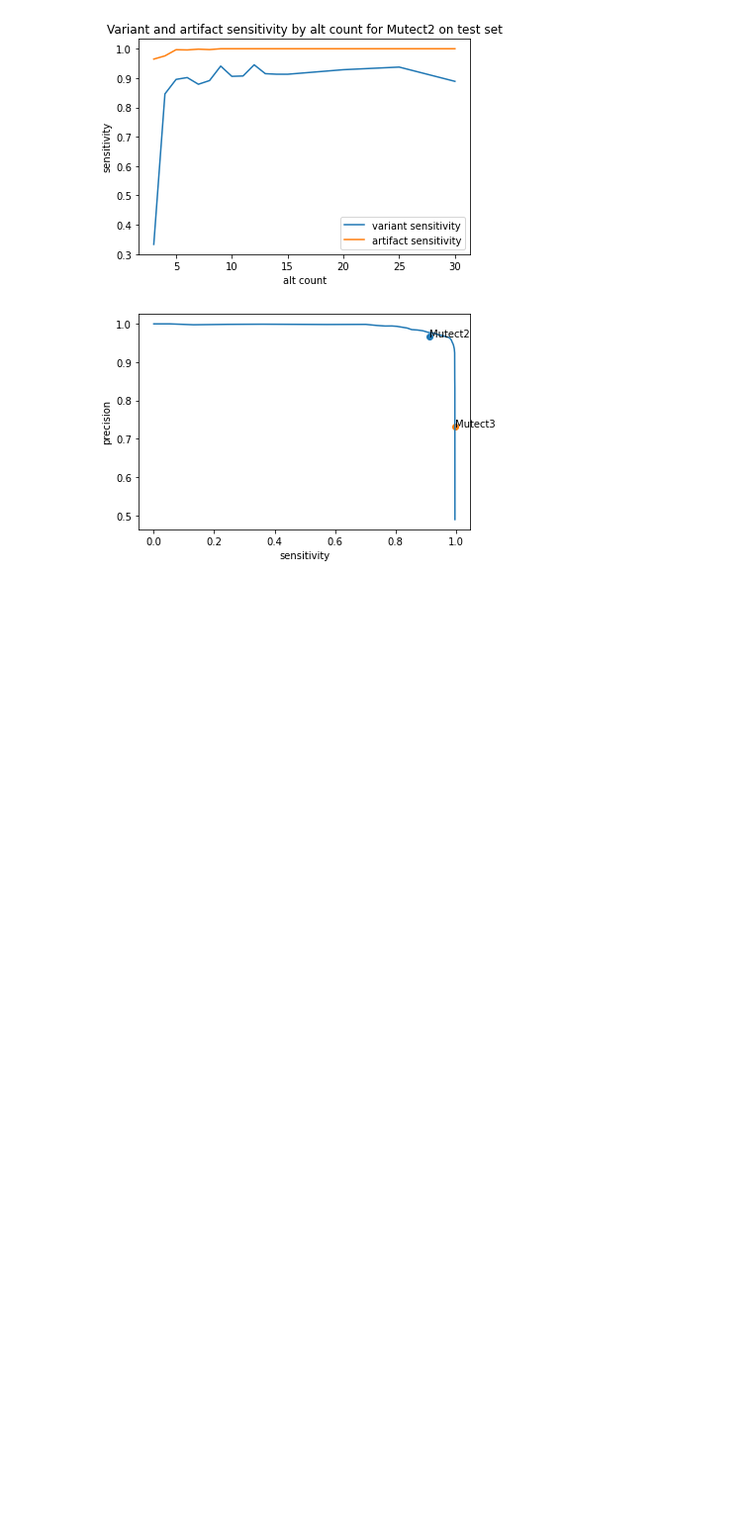
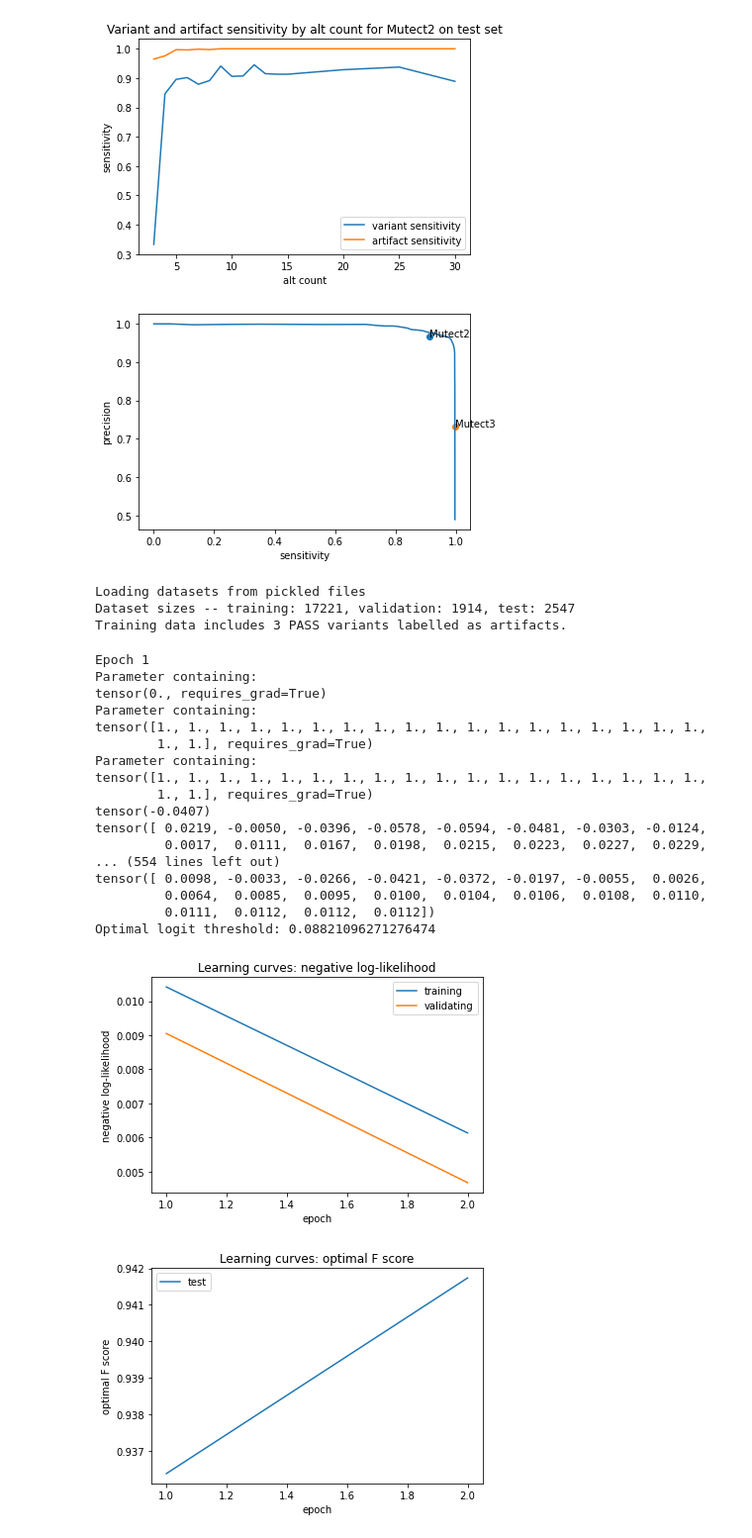
Before and after one commit to davidbenjamin/permutect, a Jupyter notebook: mutect3.ipynb, the cells around one changed output. Shown at 99% size. Saved outputs shown, nothing was run; the diff lists cells and outputs as text; code cells hidden in the pictures; blank space fills up the shorter version.

```diff
--- a/mutect3.ipynb
+++ b/mutect3.ipynb
@@ -221,3 +154,0 @@ Minimum distance to sens=1, prec=1 corner: 0.03620720288568474
-# %%
-#leaky_relu
-run_evaluation([DREAM_1_PAIR], DREAM_1_TEST, 20)
@@ -249,3 +154,0 @@ Minimum distance to sens=1, prec=1 corner: 0.032301112200164274
-# %%
-#leaky_relu and learnable alt count-dependent confidence
-run_evaluation([DREAM_1_PAIR], DREAM_1_TEST, 20)
@@ -281,4 +154,0 @@ Minimum distance to sens=1, prec=1 corner: 0.03827822467931526
-# %%
-# SGD temperatures
-#leaky_relu and learnable alt count-dependent confidence
-run_evaluation([DREAM_1_PAIR], DREAM_1_TEST, 5)
@@ -324,3 +175,31 @@ Minimum distance to sens=1, prec=1 corner: 0.04229856553383174
 [figure]
 [figure]
 [figure]
+# %%
+# SGD temperatures and priors
+#leaky_relu and learnable alt count-dependent confidence
+# spectra refactoring
+trained_model = run_evaluation([DREAM_1_PAIR], DREAM_1_TEST, 15)
+# %% [output]
+Loading datasets from pickled files
+Dataset sizes -- training: 17221, validation: 1914, test: 2547
+Training data includes 3 PASS variants labelled as artifacts.
+Epoch 1
+Parameter containing:
+tensor(0., requires_grad=True)
+Parameter containing:
+tensor([1., 1., 1., 1., 1., 1., 1., 1., 1., 1., 1., 1., 1., 1., 1., 1., 1., 1.,
+        1., 1.], requires_grad=True)
+Parameter containing:
+tensor([1., 1., 1., 1., 1., 1., 1., 1., 1., 1., 1., 1., 1., 1., 1., 1., 1., 1.,
+        1., 1.], requires_grad=True)
+tensor(-0.0407)
+tensor([ 0.0219, -0.0050, -0.0396, -0.0578, -0.0594, -0.0481, -0.0303, -0.0124,
+         0.0017,  0.0111,  0.0167,  0.0198,  0.0215,  0.0223,  0.0227,  0.0229,
+... (554 lines left out)
+tensor([ 0.0098, -0.0033, -0.0266, -0.0421, -0.0372, -0.0197, -0.0055,  0.0026,
+         0.0064,  0.0085,  0.0095,  0.0100,  0.0104,  0.0106,  0.0108,  0.0110,
+         0.0111,  0.0112,  0.0112,  0.0112])
+Optimal logit threshold: 0.08821096271276474
+[figure, added]
+[figure, added]
```
Also changed, not shown: parts of 9 cells of this notebook, 5 other files.
